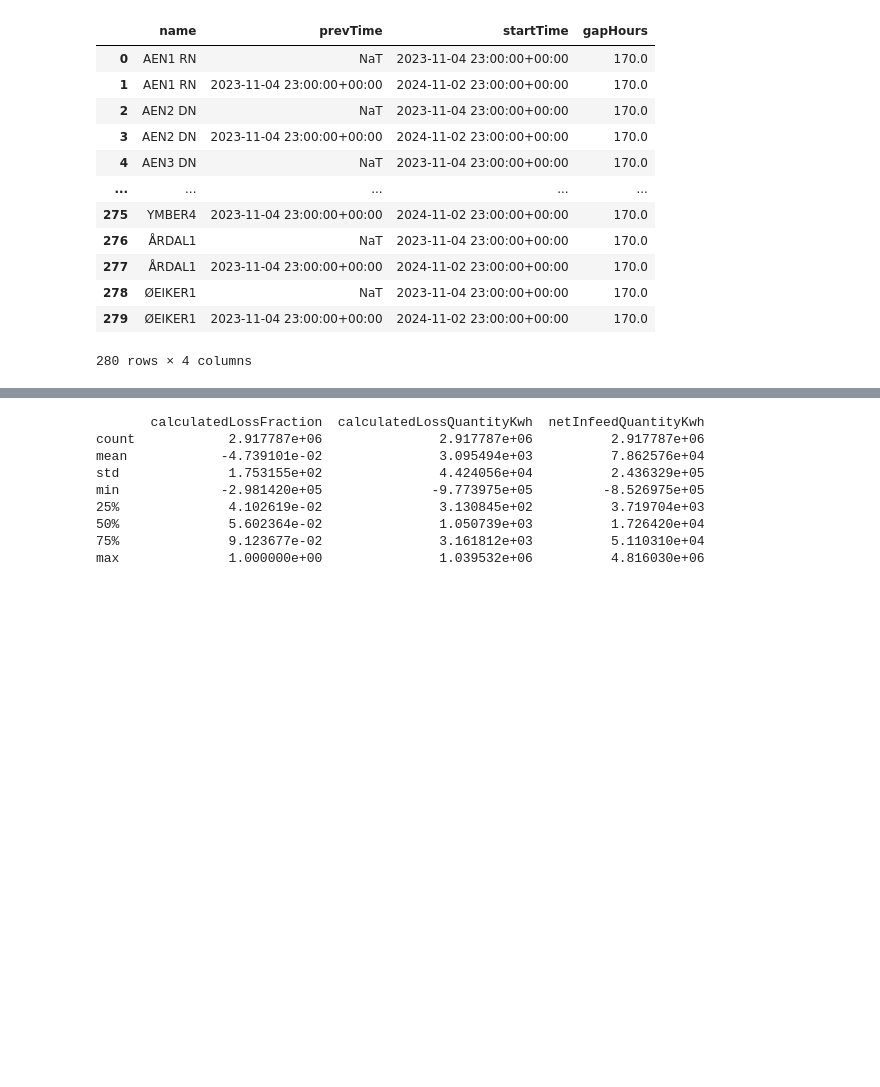
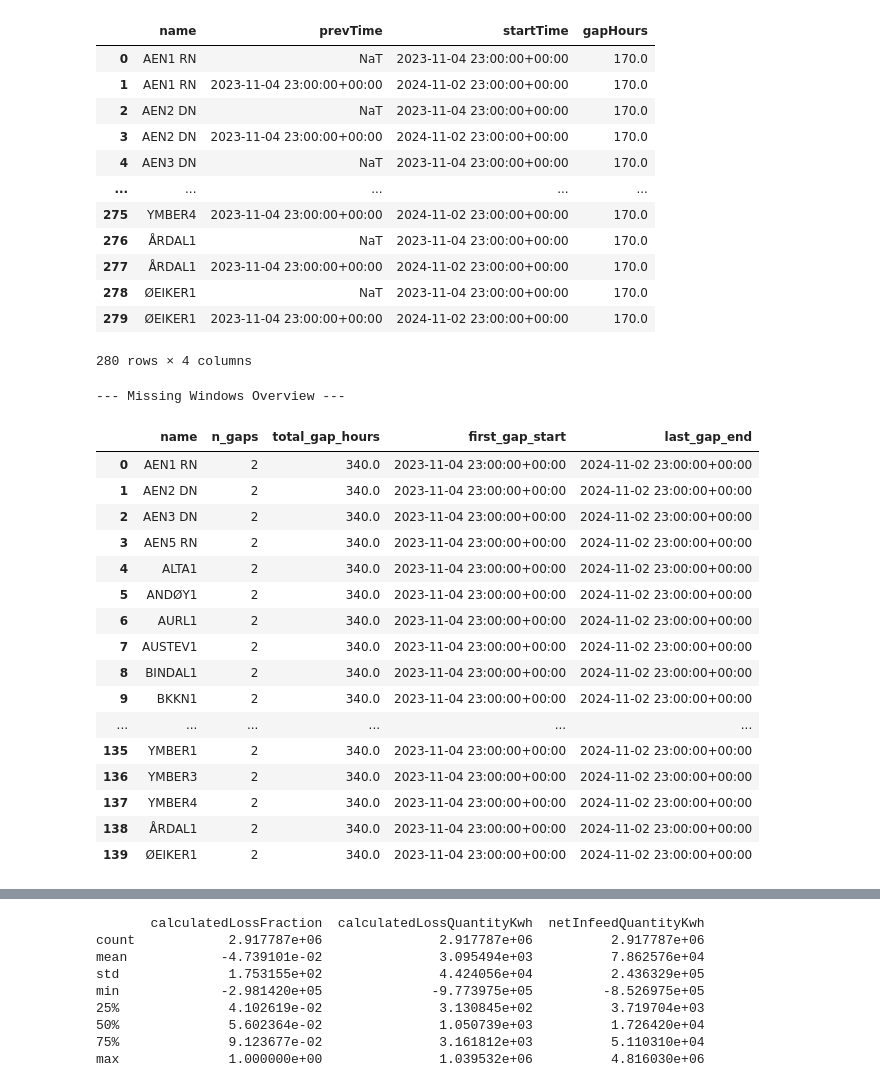
Before and after one commit to BERN1000/elhub_gridloss, a Jupyter notebook: gridloss_missing_values.ipynb, the cells around one changed output, grey strips where cells are left out. Cells and saved outputs as stored; diff of their text form; code cells hidden in the pictures; blank space fills up the shorter version.

```diff
--- a/gridloss_missing_values.ipynb
+++ b/gridloss_missing_values.ipynb
@@ -206,3 +206,51 @@ gaps_name[['name', 'prevTime', 'startTime', 'gapHours']].reset_index(drop=True)
 | 278 | ØEIKER1 | NaT | 2023-11-04 23:00:00+00:00 | 170.0 |
 | 279 | ØEIKER1 | 2023-11-04 23:00:00+00:00 | 2024-11-02 23:00:00+00:00 | 170.0 |
 280 rows × 4 columns
+# %%
+pd.set_option('display.max_rows', 140)  # Show only 140 rows, scroll for more
+import pandas as pd
+
+# Assuming you already have 'gaps_name' from your existing gap detection logic
+# Ensure gap start and end columns are present
+gaps_name['gap_start'] = gaps_name['prevTime']
+gaps_name['gap_end'] = gaps_name['startTime']
+
+# Group by 'name' and compute summary statistics
+gap_overview = (
+    gaps_name
+    .groupby('name')
+    .agg(
+        n_gaps=('gapHours', 'count'),
+        total_gap_hours=('gapHours', 'sum'),
+        first_gap_start=('gap_start', 'min'),
+        last_gap_end=('gap_end', 'max')
+    )
+    .reset_index()
+    .sort_values(by='n_gaps', ascending=False)
+)
+
+# Optional: round or cast total gap hours
+gap_overview['total_gap_hours'] = gap_overview['total_gap_hours'].round(1)
+
+# Display
+print("\n--- Missing Windows Overview ---")
+gap_overview
+# %% [output]
+--- Missing Windows Overview ---
+|  | name | n_gaps | total_gap_hours | first_gap_start | last_gap_end |
+| 0 | AEN1 RN | 2 | 340.0 | 2023-11-04 23:00:00+00:00 | 2024-11-02 23:00:00+00:00 |
+| 1 | AEN2 DN | 2 | 340.0 | 2023-11-04 23:00:00+00:00 | 2024-11-02 23:00:00+00:00 |
+| 2 | AEN3 DN | 2 | 340.0 | 2023-11-04 23:00:00+00:00 | 2024-11-02 23:00:00+00:00 |
+| 3 | AEN5 RN | 2 | 340.0 | 2023-11-04 23:00:00+00:00 | 2024-11-02 23:00:00+00:00 |
+| 4 | ALTA1 | 2 | 340.0 | 2023-11-04 23:00:00+00:00 | 2024-11-02 23:00:00+00:00 |
+| 5 | ANDØY1 | 2 | 340.0 | 2023-11-04 23:00:00+00:00 | 2024-11-02 23:00:00+00:00 |
+| 6 | AURL1 | 2 | 340.0 | 2023-11-04 23:00:00+00:00 | 2024-11-02 23:00:00+00:00 |
+| 7 | AUSTEV1 | 2 | 340.0 | 2023-11-04 23:00:00+00:00 | 2024-11-02 23:00:00+00:00 |
+| 8 | BINDAL1 | 2 | 340.0 | 2023-11-04 23:00:00+00:00 | 2024-11-02 23:00:00+00:00 |
+| 9 | BKKN1 | 2 | 340.0 | 2023-11-04 23:00:00+00:00 | 2024-11-02 23:00:00+00:00 |
+| ... | ... | ... | ... | ... | ... |
+| 135 | YMBER1 | 2 | 340.0 | 2023-11-04 23:00:00+00:00 | 2024-11-02 23:00:00+00:00 |
+| 136 | YMBER3 | 2 | 340.0 | 2023-11-04 23:00:00+00:00 | 2024-11-02 23:00:00+00:00 |
+| 137 | YMBER4 | 2 | 340.0 | 2023-11-04 23:00:00+00:00 | 2024-11-02 23:00:00+00:00 |
+| 138 | ÅRDAL1 | 2 | 340.0 | 2023-11-04 23:00:00+00:00 | 2024-11-02 23:00:00+00:00 |
+| 139 | ØEIKER1 | 2 | 340.0 | 2023-11-04 23:00:00+00:00 | 2024-11-02 23:00:00+00:00 |
```
Also changed, not shown: parts of 2 cells of this notebook, 1 other file.
